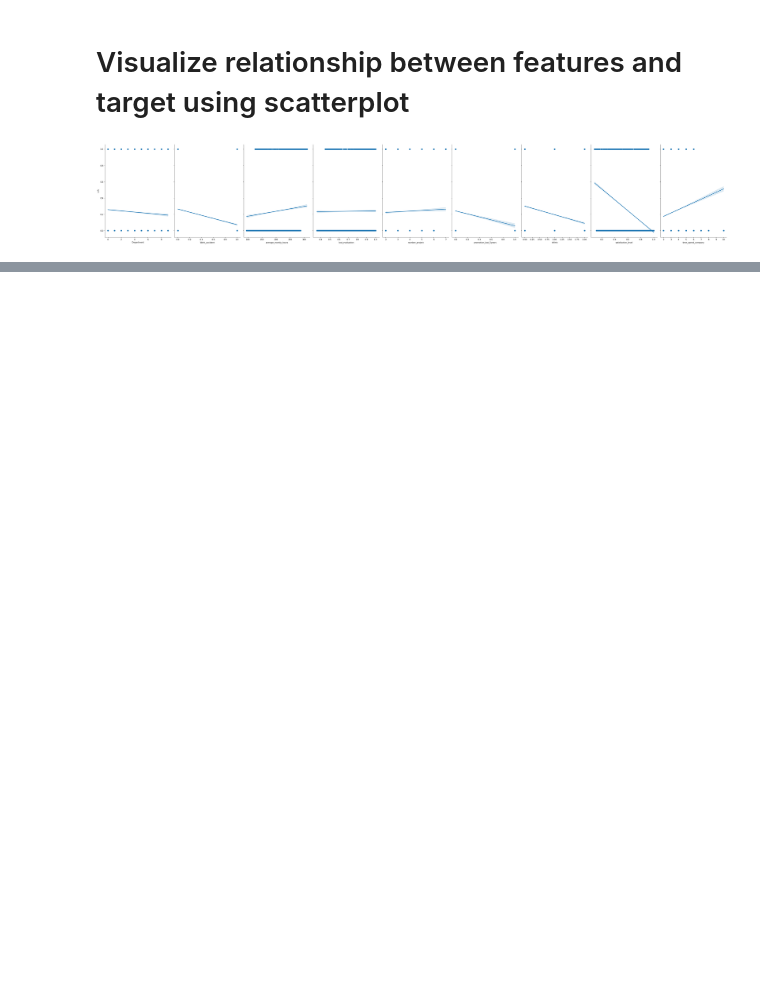
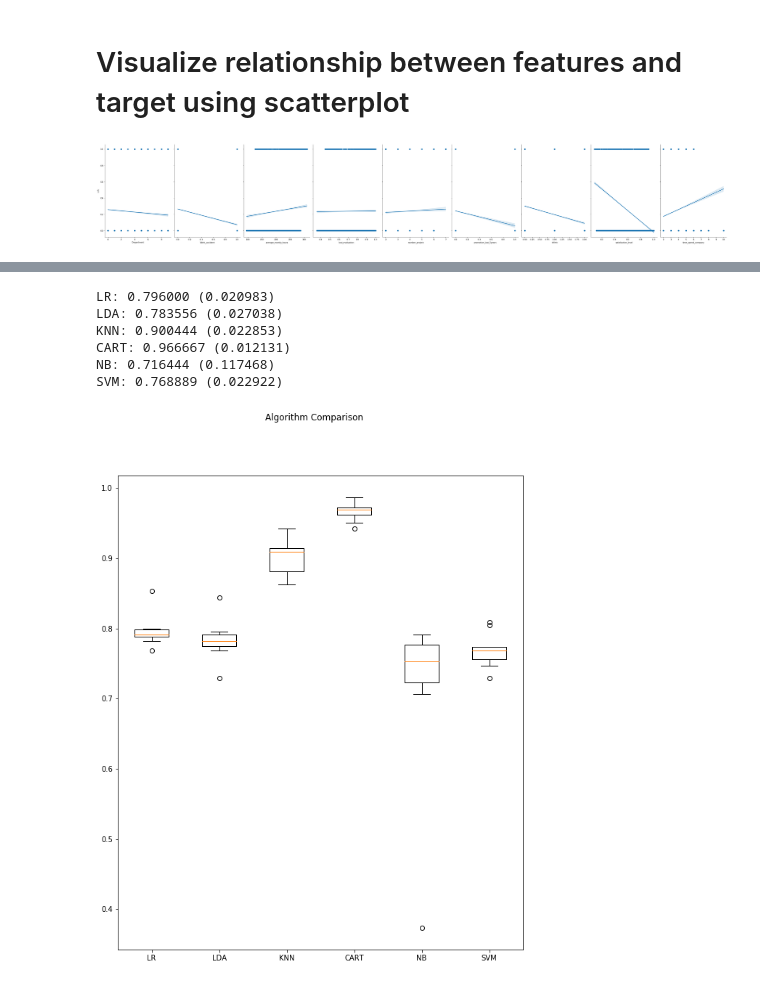
Before and after one commit to tchintchie/HR_Analysis, a Jupyter notebook: HR_Analysis.ipynb, the cells around one changed output, grey strips where cells are left out. Saved outputs shown, nothing was run; the diff lists cells and outputs as text; code cells hidden in the pictures; blank space fills up the shorter version.

```diff
--- a/HR_Analysis.ipynb
+++ b/HR_Analysis.ipynb
@@ -385,0 +398,11 @@ lin_weights
+# %%
+# prepare configuration for cross validation test harness
+seed = 7
+# prepare models
+models = []
+models.append(('LR', LogisticRegression(max_iter=1000)))
+models.append(('LDA', LinearDiscriminantAnalysis()))
+models.append(('KNN', KNeighborsClassifier()))
+models.append(('CART', DecisionTreeClassifier()))
+models.append(('NB', GaussianNB()))
+models.append(('SVM', SVC()))
@@ -385,0 +429,29 @@ lin_weights
+# %%
+# evaluate each model in turn
+results = []
+names = []
+scoring = 'accuracy'
+for name, model in models:
+	kfold = model_selection.KFold(n_splits=10, random_state=seed, shuffle=True)
+	cv_results = model_selection.cross_val_score(model, X_test, y_test, cv=kfold, scoring=scoring)
+	results.append(cv_results)
+	names.append(name)
+	msg = "%s: %f (%f)" % (name, cv_results.mean(), cv_results.std())
+	print(msg)
+# %% [output]
+LR: 0.796000 (0.020983)
+LDA: 0.783556 (0.027038)
+KNN: 0.900444 (0.022853)
+CART: 0.966667 (0.012131)
+NB: 0.716444 (0.117468)
+SVM: 0.768889 (0.022922)
+# %%
+# boxplot algorithm comparison
+fig = plt.figure(figsize=(10,12))
+fig.suptitle('Algorithm Comparison')
+ax = fig.add_subplot(111)
+plt.boxplot(results)
+ax.set_xticklabels(names)
+plt.show()
+# %% [output]
+[figure, added]
```
Also changed, not shown: parts of 9 cells of this notebook.
